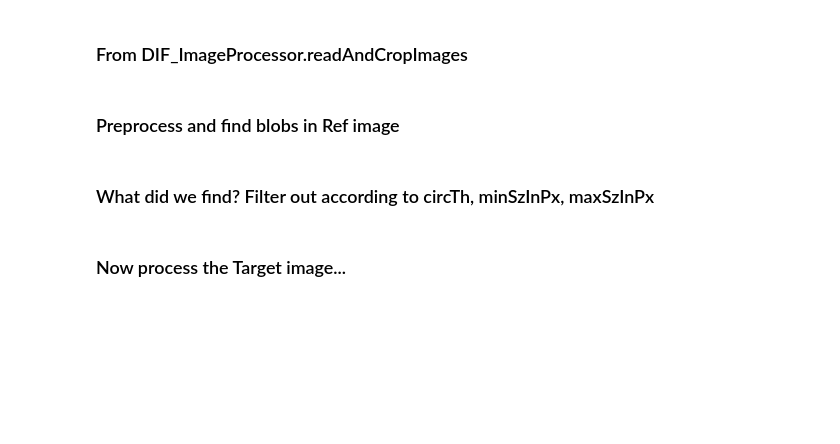
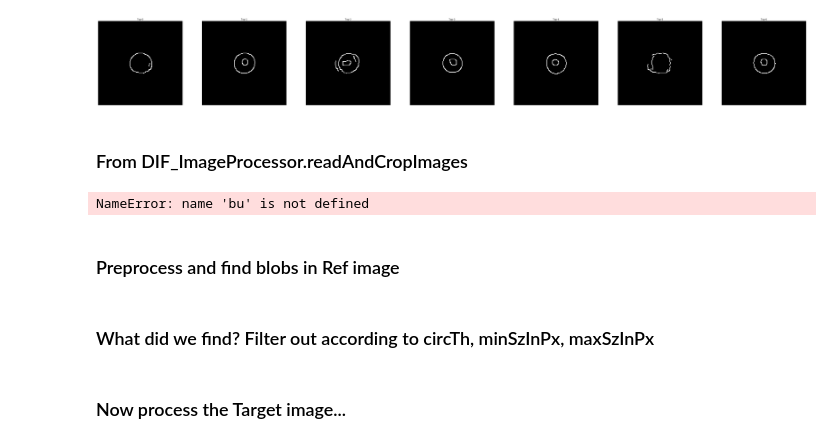
Before and after one commit to Aniruddh1/ipython-opencv-notebooks, a Jupyter notebook: notebooks/DIF Image Processing New.ipynb, the cells around one changed output. Saved outputs shown, nothing was run; the diff lists cells and outputs as text; code cells hidden in the pictures; blank space fills up the shorter version.

```diff
--- a/notebooks/DIF Image Processing New.ipynb
+++ b/notebooks/DIF Image Processing New.ipynb
@@ -66,5 +120,5 @@ util.plot_imgs([(DIF_synthetic_im16, 'DIF_synthetic_im16'), (DIF1_focus_im16, 'D
 # %%
-DIF_sythetic_metadata = dif_utils.getMetadata(DIF_synthetic_path)
+DIF_sythetic_metadata = du.getMetadata(DIF_synthetic_path)
 
 '''
 As of 05/01/2018, the metadata should have the following fields:
@@ -313,0 +429,29 @@ col_width:  365
+# %%
+test_data = [ (DIF_synthetic_path, DIF_sythetic_metadata, DIF_Synth_ip_config),
+              (DIF1_focus_path, DIF1_focus_metadata_dict, DIF1_ip_config),
+              (DIF2_DOE_path, DIF2_metadata_dict, DIF2_ip_config)]
+test_idx = 1
+
+img_path = test_data[test_idx][0]
+metadata_dict = test_data[test_idx][1]
+ip_config = test_data[test_idx][2]
+
+im16 = cv2.imread(img_path, cv2.IMREAD_ANYCOLOR | cv2.IMREAD_ANYDEPTH)
+
+top_nozzle_col_ROI_lst, bot_nozzle_col_ROI_lst = calcNozzleColROIs(im16, metadata_dict)
+
+top_drop_roi_lst = findDropROIs(top_nozzle_col_ROI_lst)
+bot_drop_roi_lst = findDropROIs(bot_nozzle_col_ROI_lst)
+
+plot_list = []
+for idx, drop_roi in enumerate(top_drop_roi_lst):
+    drop_roi_img = sliceIMG(im16, drop_roi)
+    #cv2.rectangle(im16, (drop_roi.startX,drop_roi.startY), (drop_roi.endX, drop_roi.endY), (255, 0, 255), 1)    # upper-left and lower-right corners (X, Y)
+    #plot_list.append((drop_roi_img, "Top-%d"%idx))
+for idx, drop_roi in enumerate(bot_drop_roi_lst):
+    drop_roi_img = sliceIMG(im16, drop_roi)
+    #cv2.rectangle(im16, (drop_roi.startX,drop_roi.startY), (drop_roi.endX, drop_roi.endY), (255, 0, 255), 1)    # upper-left and lower-right corners (X, Y)
+    #plot_list.append((drop_roi_img, "Top-%d"%idx))
+
+plot_list.append((im16, "ROIs"))
+util.plot_imgs(plot_list, max_cols = 1, fig_size = 20)
@@ -314,3 +543,18 @@ col_width:  365
+# %%
+from skimage import feature
+
+plot_list = []
+
+top_and_bot_roi_lst = top_drop_roi_lst+bot_drop_roi_lst
+
+for idx, drop_roi in enumerate(top_drop_roi_lst):
+    drop_roi_img = sliceIMG(im16, drop_roi)
+    canny_img = feature.canny(drop_roi_img, sigma=1.0, low_threshold=None, high_threshold=None, mask=None, use_quantiles=False)
+    plot_list.append((canny_img, "Top-%d"%idx))
+
+util.plot_imgs(plot_list, max_cols = len(plot_list))
+# %% [output]
+[figure, added]
 # %% [markdown]
 ### From DIF_ImageProcessor.readAndCropImages
 # %%
@@ -322,7 +566,7 @@ if len(im16.shape) == 3:
 
 # if 16bit, convert to 8bit
 if im16.dtype.name.find('16') >= 0:
-    im8 = bu.convert16BitTo8Bit(im16)
+    im8 = du.convert16BitTo8Bit(im16)
 else:
     im8 = im16
 
@@ -334,6 +578,8 @@ IRef = im8[rMin:rMax:rStep,cMin:cMax:cStep]
 IRef16 = im16[rMin:rMax:rStep,cMin:cMax:cStep]
 
 util.plot_imgs([(IRef, 'IRef'), (ITgt, 'ITgt')], max_cols = 2)
+# %% [output]
+NameError: name 'bu' is not defined
 # %% [markdown]
 ### Preprocess and find blobs in Ref image
 # %%
```
Also changed, not shown: parts of 11 cells of this notebook, 1 other file.
